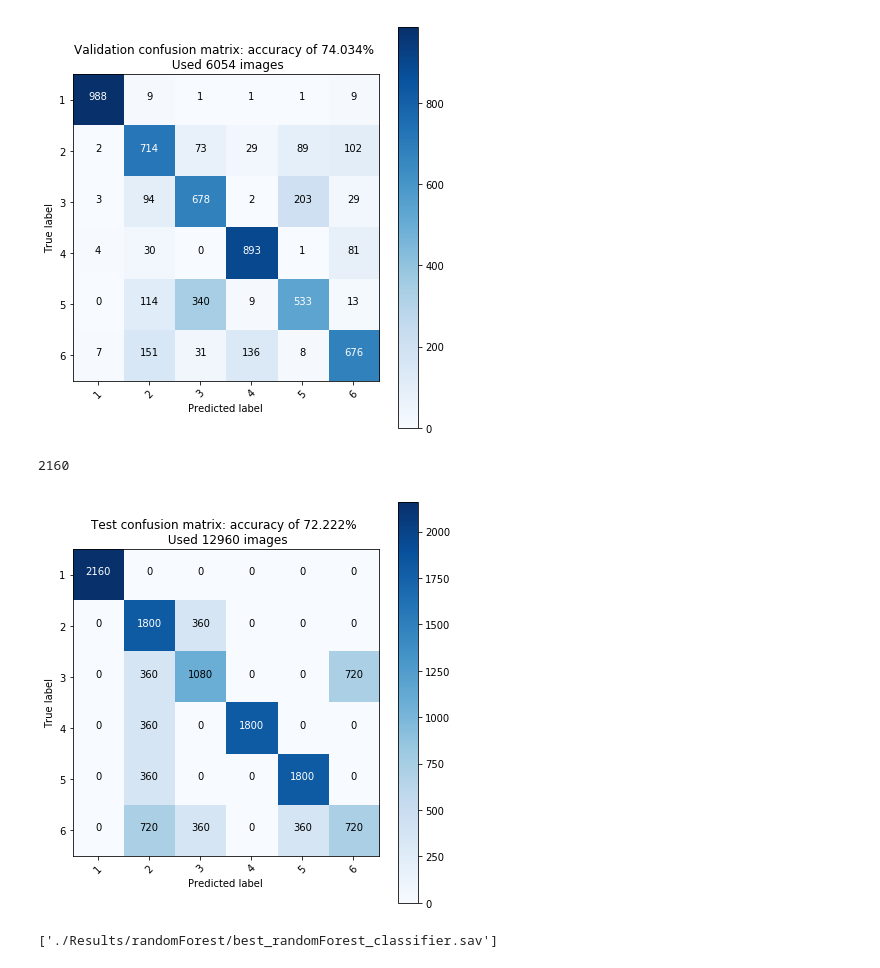
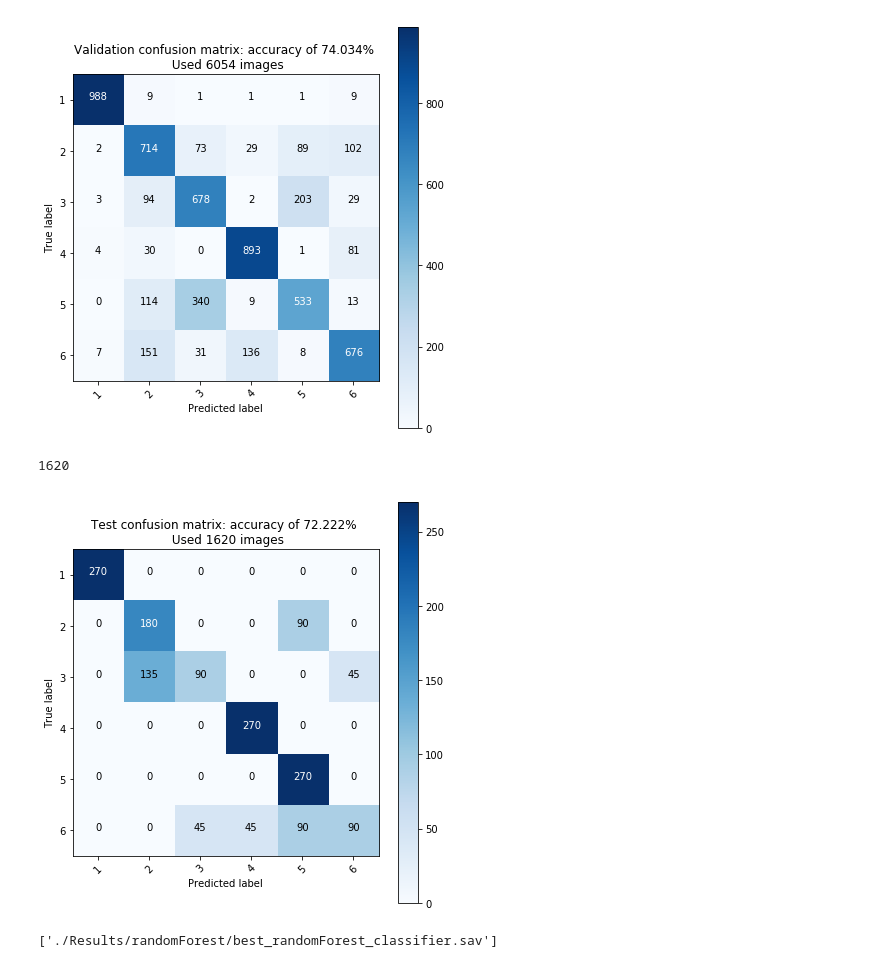
Before and after one commit to fernandolucasaa/Dice-Identification, a Jupyter notebook: secondAnalyse/randomForest.ipynb, the cells around one changed output. Cells and saved outputs as stored; diff of their text form; code cells hidden in the pictures.

Commit message:
last results

```diff
--- a/secondAnalyse/randomForest.ipynb
+++ b/secondAnalyse/randomForest.ipynb
@@ -227,12 +227,12 @@ visualize_randomForest_Model(best_randomForest_classifier, X_validation, Y_valid
 # %% [output]
 [figure]
 # %%
-X_test, Y_test = separate_array(np.load('./../../dataset_1/photosFeatures_test.npy'))
-visualize_randomForest_Model(randomForest_classifier, X_test, Y_test,'./Results/decisionTree/test', 'Test')
-print(len(X_test)/6)
+X_test, Y_test = separate_array(np.load('./photosFeatures_test.npy'))
+visualize_randomForest_Model(randomForest_classifier, X_test, Y_test,'./Results/randomForest/test', 'Test')
+print(len(X_test))
 # %% [output]
-2160
+1620
-[figure, old version]
+[figure, new version]
 # %%
 # save the classifier
 filename = './Results/randomForest/best_randomForest_classifier.sav'
```
Also changed, not shown: parts of 3 cells of this notebook, 26 other files.
